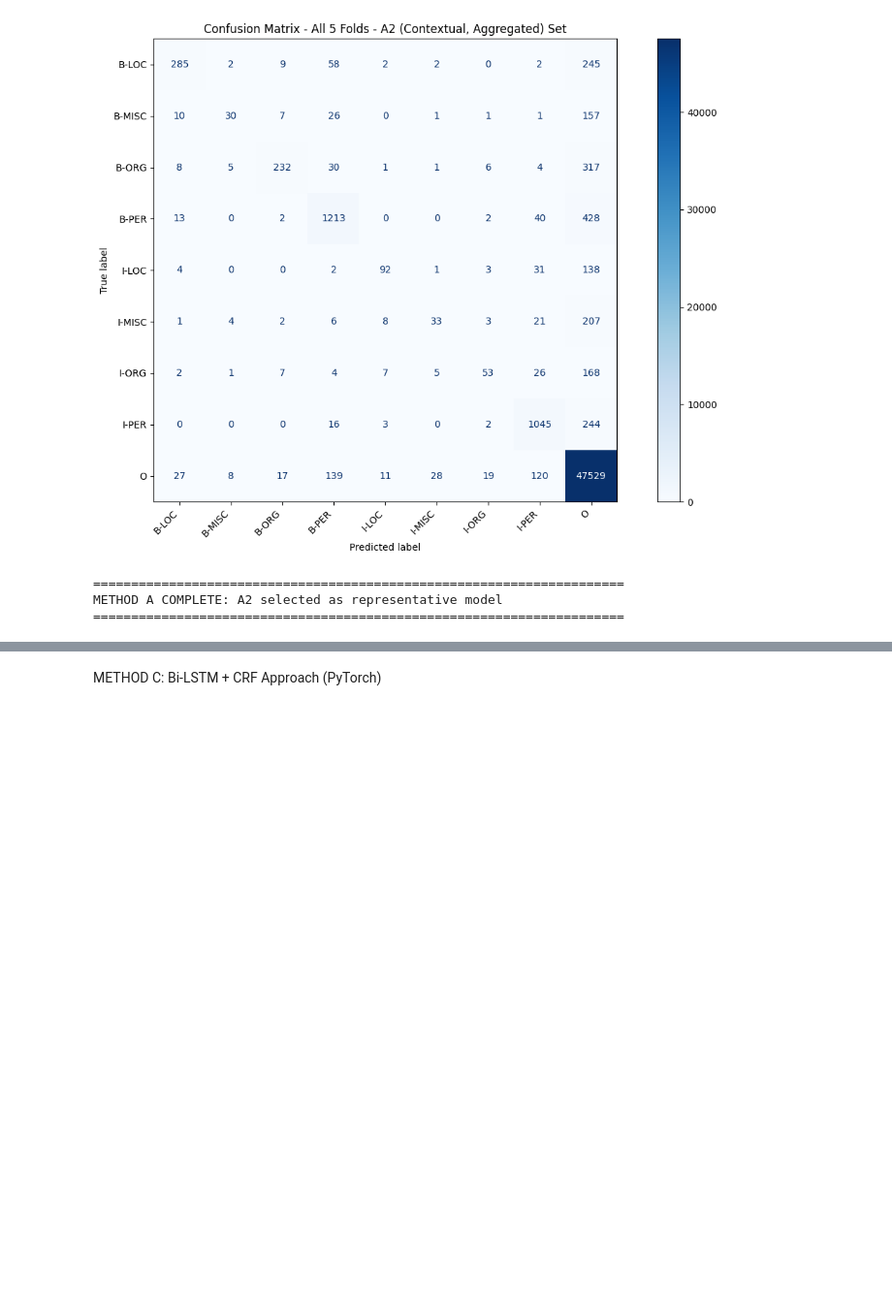
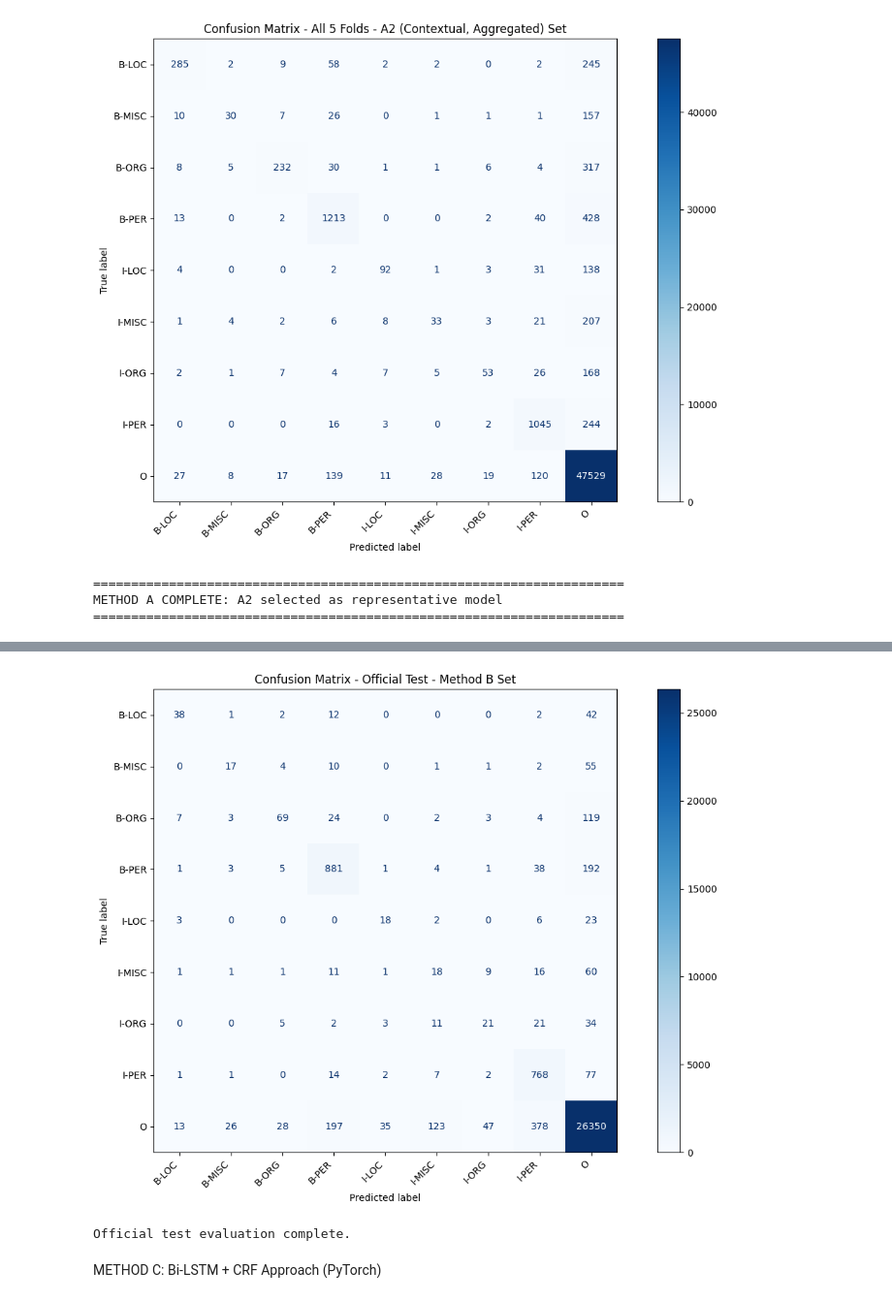
Before and after one commit to ThanhVinh-source/NER_Twitter_Project, a Jupyter notebook: NER_TC/NER Project/NER/NER Project.ipynb, the cells around one changed output, grey strips where cells are left out. Shown at 97% size. Cells and saved outputs as stored; diff of their text form; code cells hidden in the pictures; blank space fills up the shorter version.

```diff
--- a/NER_TC/NER Project/NER/NER Project.ipynb
+++ b/NER_TC/NER Project/NER/NER Project.ipynb
@@ -912,0 +1225,78 @@ METHOD A COMPLETE: A2 selected as representative model
+# %%
+import os
+import pandas as pd
+
+DATA_DIR = "data"
+TEST_PATH = os.path.join(DATA_DIR, "TweetsTestset.txt")
+GT_PATH = os.path.join(DATA_DIR, "TweetsTestGroundTruth.txt")
+
+raw_test_df = pd.read_csv(TEST_PATH, sep="\t", header=None)
+gt_test_df = pd.read_csv(GT_PATH, sep="\t", header=None)
+
+def build_test_sequences(df, text_col, entities_col=None):
+    rows = []
+    for _, row in df.iterrows():
+        text = row[text_col]
+
+        tokens_pos = []
+        for match in re.finditer(pattern, text):
+            token = match.group()
+            tokens_pos.append((match.start(), match.end(), token))
+
+        raw_tokens = [t for _, _, t in tokens_pos]
+        mapped_tokens = [get_mapped_word(t) for t in raw_tokens]
+        tags = None
+
+        if entities_col is not None:
+            entities = parse_entities(row[entities_col])
+            entity_spans = find_entities(text, entities)
+            tags = get_bio_tags(raw_tokens, tokens_pos, entity_spans)
+
+            for i, mt in enumerate(mapped_tokens):
+                if mt in ['_MENTION_', '_HASHTAG_', '_URL_']:
+                    tags[i] = 'O'
+
+        rows.append({
+            'id': row[0],
+            'tokens': mapped_tokens,
+            'tags': tags,
+            'text': text
+        })
+
+    return pd.DataFrame(rows)
+
+# Merge raw test text with gold entity annotations by tweet ID
+official_test_df = raw_test_df.merge(gt_test_df[[0, 1]], on=0, how='inner')
+official_test_df = official_test_df.rename(columns={
+    1 + 0: 'text'  # this line will be overwritten below if needed
+})
+
+official_test_df.columns = ['id', 'text', 'entities']
+
+final_train_tokens = sequences_df['tokens'].tolist()
+final_train_tags = sequences_df['tags'].tolist()
+
+# Build BOTH true and predicted sequences from the SAME raw text tokenization
+test_sequences_df = build_test_sequences(official_test_df, text_col='text', entities_col=None)
+gold_sequences_df = build_test_sequences(official_test_df, text_col='text', entities_col='entities')
+
+final_hmm = HMMNER(
+    alpha_trans=BEST_ALPHA_TRANS,
+    alpha_emit=BEST_ALPHA_EMIT,
+    rare_threshold=BEST_RARE_THRESHOLD,
+    use_bio_constraints=True
+)
+final_hmm.fit(final_train_tokens, final_train_tags)
+
+y_test_pred = final_hmm.predict(test_sequences_df['tokens'].tolist())
+y_test_true = gold_sequences_df['tags'].tolist()
+
+# Safety check
+mismatches = [i for i, (yt, yp) in enumerate(zip(y_test_true, y_test_pred)) if len(yt) != len(yp)]
+print("Length mismatches:", len(mismatches))
+
+final_test_metrics = evaluate_ner(y_test_true, y_test_pred, set_name="Official Test - Method B")
+plot_confusion_matrix(y_test_true, y_test_pred, set_name="Official Test - Method B")
+
+print("\nOfficial test evaluation complete.")
+# %% [output]
@@ -913,3 +1322,5 @@ METHOD A COMPLETE: A2 selected as representative model
+[figure, added]
+Official test evaluation complete.
 # %% [markdown]
 METHOD C: Bi-LSTM + CRF Approach (PyTorch)
 # %%
```
Also changed, not shown: parts of 5 cells of this notebook.
